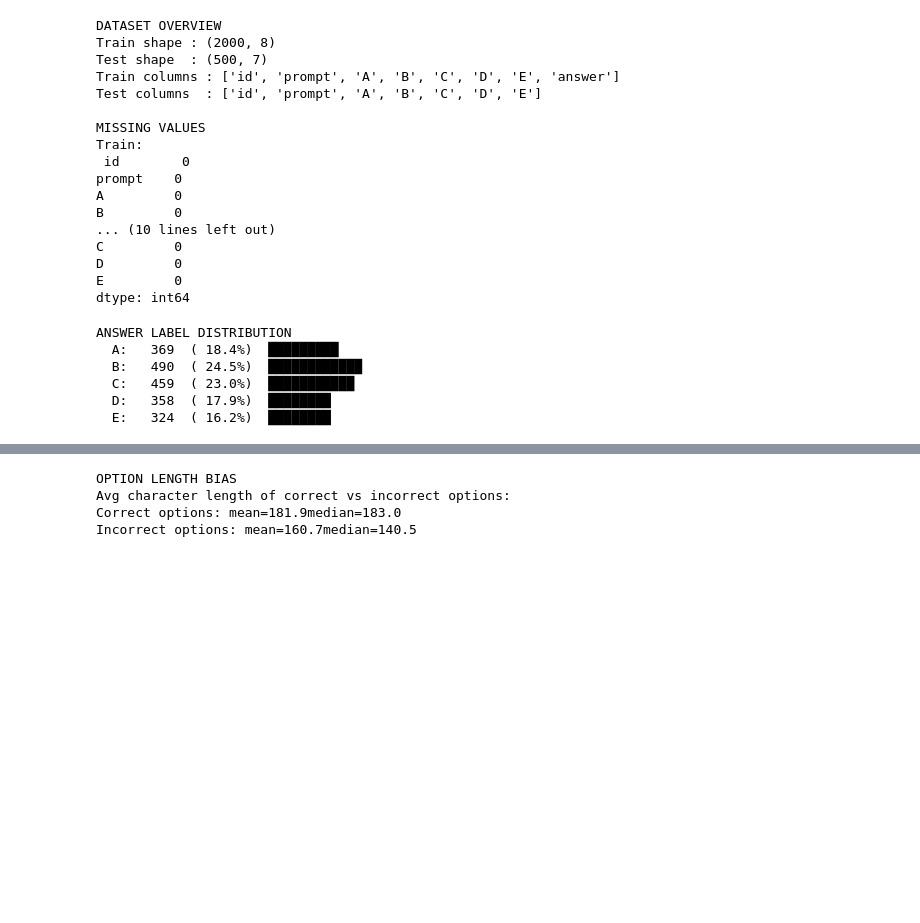
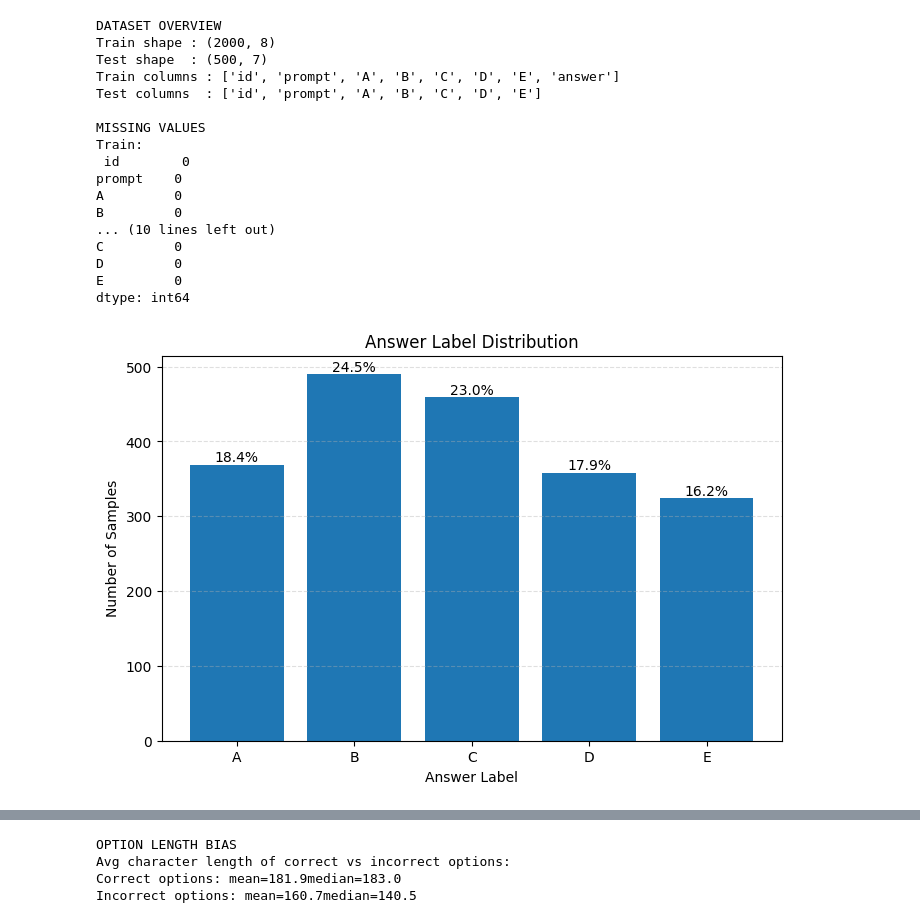
Before and after one commit to 23f3001984/GenAI-DeepLearning-Project, a Jupyter notebook: Notebooks/DL-23f3001984-notebook-t22026.ipynb, the cells around one changed output, grey strips where cells are left out. Saved outputs shown, nothing was run; the diff lists cells and outputs as text; code cells hidden in the pictures; blank space fills up the shorter version.

```diff
--- a/Notebooks/DL-23f3001984-notebook-t22026.ipynb
+++ b/Notebooks/DL-23f3001984-notebook-t22026.ipynb
@@ -50,20 +47,25 @@ C         0
 D         0
 E         0
 dtype: int64
-# %%
-print("ANSWER LABEL DISTRIBUTION")
-ans_counts = df_train["answer"].value_counts().sort_index()
-ans_pct    = (ans_counts / len(df_train) * 100).round(1)
-for label in CHOICES:
-    count = ans_counts.get(label, 0)
-    pct   = ans_pct.get(label, 0.0)
-    bar   = "█" * int(pct / 2)
-    print(f"  {label}: {count:>5}  ({pct:>5.1f}%)  {bar}")
-# %% [output]
-ANSWER LABEL DISTRIBUTION
-  A:   369  ( 18.4%)  █████████
-  B:   490  ( 24.5%)  ████████████
-  C:   459  ( 23.0%)  ███████████
-  D:   358  ( 17.9%)  ████████
-  E:   324  ( 16.2%)  ████████
+# %%
+ans_counts = df_train["answer"].value_counts().sort_index()
+ans_pct = (ans_counts / len(df_train) * 100).round(1)
+
+counts = [ans_counts.get(label, 0) for label in CHOICES]
+percentages = [ans_pct.get(label, 0.0) for label in CHOICES]
+plt.figure(figsize=(8, 5))
+bars = plt.bar(CHOICES, counts)
+
+for bar, pct in zip(bars, percentages):
+    plt.text(bar.get_x() + bar.get_width()/2,bar.get_height(),f"{pct:.1f}%",
+        ha='center',va='bottom',fontsize=10)
+
+plt.title("Answer Label Distribution")
+plt.xlabel("Answer Label")
+plt.ylabel("Number of Samples")
+plt.grid(axis='y', linestyle='--', alpha=0.4)
+
+plt.show()
+# %% [output]
+[figure, added]
 # %%
```
Also changed, not shown: parts of 41 cells of this notebook, 2 other files.
